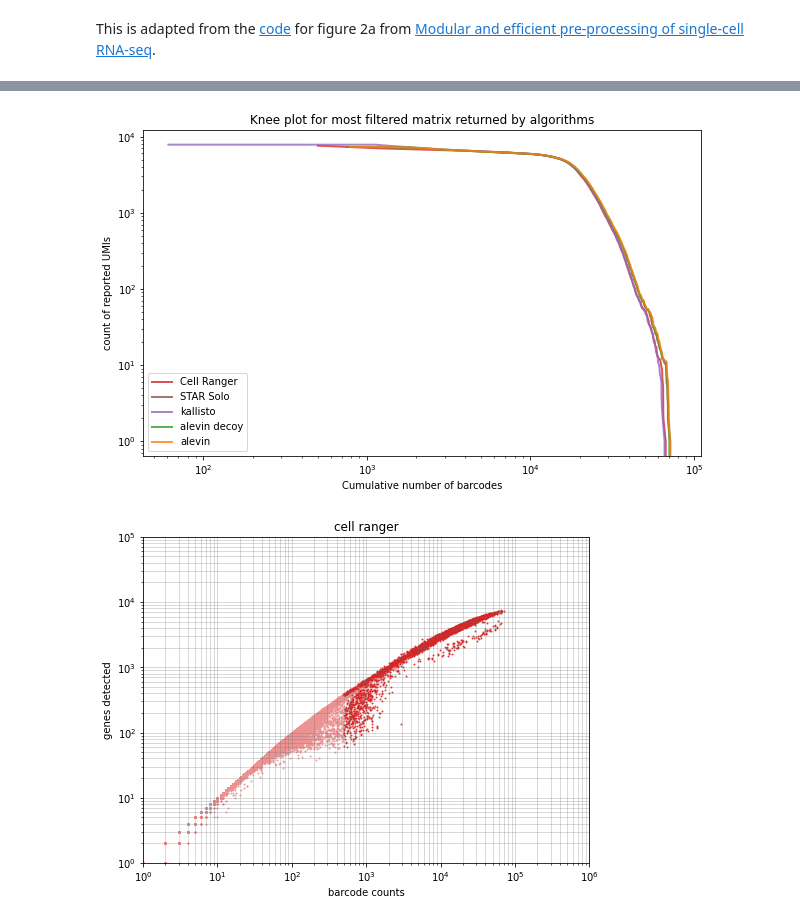
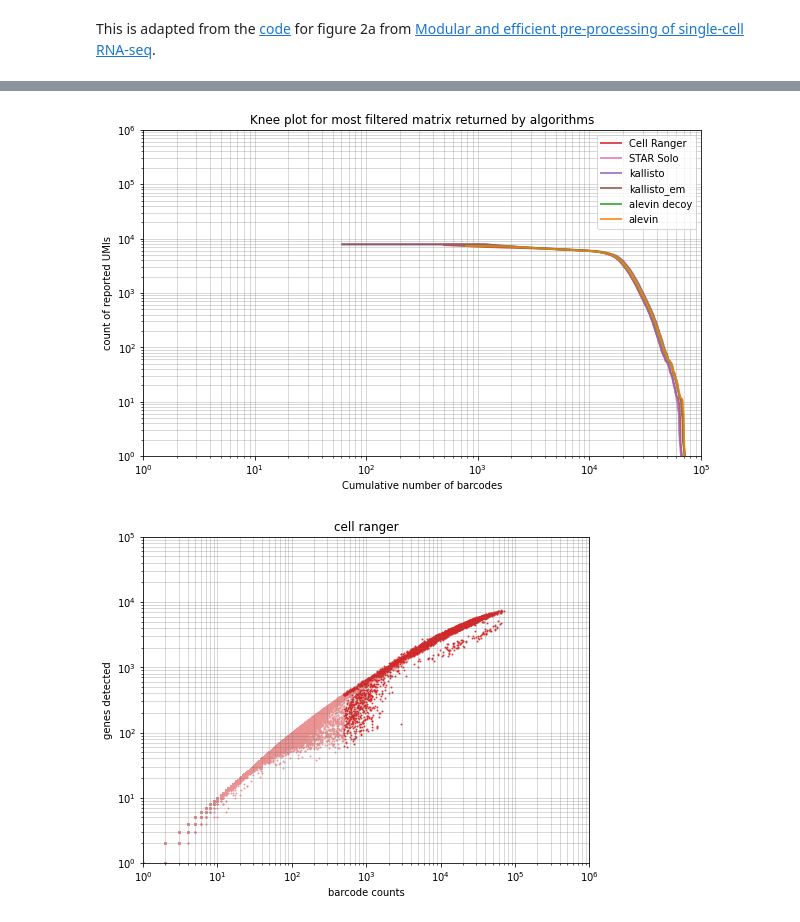
Before and after one commit to ENCODE-AWG/encode-202006-jamboree-detrout-rna-sc-pipeline, a Jupyter notebook: build-10x-e10.5-minimal-population-cache.ipynb, the cells around one changed output, grey strips where cells are left out. Saved outputs shown, nothing was run; the diff lists cells and outputs as text; code cells hidden in the pictures.

```diff
--- a/build-10x-e10.5-minimal-population-cache.ipynb
+++ b/build-10x-e10.5-minimal-population-cache.ipynb
@@ -197,0 +202,6 @@ kallisto_filtered.shape
+# %%
+kallisto_em_raw = scanpy_load_kallisto_gene_mtx(analysis_dir / 'kallisto_em' / 'genecount')
+print('Kallisto_em_raw shape', kallisto_em_raw.shape)
+kallisto_em_filtered_barcodes = load_barcode_list(analysis_dir / 'kallisto_em' / 'filtered-barcodes.txt')
+kallisto_em_filtered = kallisto_em_raw[kallisto_em_filtered_barcodes]
+print('Kallisto_em_filtered shape', kallisto_em_filtered.shape)
@@ -226,6 +261,7 @@ colors = { x: cm.tab10(i) for i, x in enumerate([
     'alevin decoy',
     'cell ranger',
     'kallisto',
+    'kallisto_em',
     'star solo',
 ])}
 # %% [markdown]
@@ -235,6 +271,8 @@ f = pyplot.figure(figsize=(10,6))
 ax = f.add_subplot(1,1,1)
 
 alpha = 0.8
+gridalpha = 0.5
+fontsize = 12
 #max_barcodes = max(cellranger_raw.X.shape[0], solo_raw.X.shape[0], kallisto_raw.X.shape[0], alevin_decoy.X.shape[0], alevin.X.shape[0])
 #tenx_ranked_umi[0:np.shape(kallisto.X)[0]], np.arange(np.shape(kallisto.X)[0])
 
@@ -254,6 +292,11 @@ ax.plot(kallisto_ranked_umi,  range(kallisto_ranked_umi.shape[0]), linewidth=2,
         c=colors['kallisto'],
         label='kallisto')
 
+kallisto_em_ranked_umi = numpy.sort(numpy.array(kallisto_em_raw.obs['counts']), axis=None)[::-1]
+ax.plot(kallisto_em_ranked_umi,  range(kallisto_em_ranked_umi.shape[0]), linewidth=2, alpha=alpha,
+        c=colors['kallisto_em'],
+        label='kallisto_em')
+
 alevin_decoy_ranked_umi = numpy.sort(numpy.array(alevin_decoy.obs['counts']), axis=None)[::-1]
 ax.plot(alevin_decoy_ranked_umi,  range(alevin_decoy_ranked_umi.shape[0]), linewidth=2, alpha=alpha,
         c=colors['alevin decoy'],
@@ -264,10 +307,16 @@ ax.plot(alevin_ranked_umi, range(alevin_ranked_umi.shape[0]), linewidth=2, alpha
         c=colors['alevin'],
         label='alevin')
 
-ax.set_xlabel('Cumulative number of barcodes')
-ax.set_ylabel('count of reported UMIs')
+ax.set_xlabel('Cumulative number of barcodes', fontsize=fontsize)
+ax.set_ylabel('count of reported UMIs', fontsize=fontsize)
 ax.set_xscale('log')
 ax.set_yscale('log')
+ax.set_xlim(1,1e5)
+ax.set_ylim(1,1e6)
+ax.grid(
+    color="dimgrey", linestyle="-", linewidth=0.5, which="both", alpha=gridalpha
+)
+
 ax.legend()
 pass
 # %% [output]
@@ -277,6 +326,7 @@ f = pyplot.figure(figsize=(10,6))
 ax = f.add_subplot(1,1,1)
 
 alpha = 0.8
+gridalpha = 0.5
 #max_barcodes = max(cellranger_raw.X.shape[0], solo_raw.X.shape[0], kallisto_raw.X.shape[0], alevin_decoy.X.shape[0], alevin.X.shape[0])
 #tenx_ranked_umi[0:np.shape(kallisto.X)[0]], np.arange(np.shape(kallisto.X)[0])
 
@@ -287,34 +337,46 @@ ax.plot(cellranger_filtered_ranked_umi, range(cellranger_filtered_ranked_umi.sha
         c=colors['cell ranger'],
         label='Cell Ranger')
 
 solo_filtered_ranked_umi = numpy.sort(numpy.array(solo_filtered.obs['counts']), axis=None)[::-1]
 ax.plot(solo_filtered_ranked_umi,  range(solo_filtered_ranked_umi.shape[0]), linewidth=2, alpha=alpha,
         c=colors['star solo'],
         label='STAR Solo')
 
 kallisto_filtered_ranked_umi = numpy.sort(numpy.array(kallisto_filtered.obs['counts']), axis=None)[::-1]
 ax.plot(kallisto_filtered_ranked_umi,  range(kallisto_filtered_ranked_umi.shape[0]), linewidth=2, alpha=alpha,
         c=colors['kallisto'],
         label='kallisto')
 
+kallisto_em_filtered_ranked_umi = numpy.sort(numpy.array(kallisto_em_filtered.obs['counts']), axis=None)[::-1]
+ax.plot(kallisto_em_filtered_ranked_umi,  range(kallisto_em_filtered_ranked_umi.shape[0]), linewidth=2, alpha=alpha,
+        c=colors['kallisto_em'],
+        label='kallisto_em')
+
+
 alevin_decoy_filtered_ranked_umi = numpy.sort(numpy.array(alevin_decoy.obs['counts']), axis=None)[::-1]
 ax.plot(alevin_decoy_filtered_ranked_umi,  range(alevin_decoy_filtered_ranked_umi.shape[0]), linewidth=2, alpha=alpha,
         c=colors['alevin decoy'],
         label='alevin decoy')
 
 alevin_filtered_ranked_umi = numpy.sort(numpy.array(alevin.obs['counts']), axis=None)[::-1]
 ax.plot(alevin_filtered_ranked_umi,  range(alevin_filtered_ranked_umi.shape[0]), linewidth=2, alpha=alpha,
         c=colors['alevin'],
         label='alevin')
 
 ax.set_xlabel('Cumulative number of barcodes')
 ax.set_ylabel('count of reported UMIs')
 ax.set_xscale('log')
 ax.set_yscale('log')
+ax.set_xlim(1,1e5)
+ax.set_ylim(1,1e6)
+ax.grid(
+    color="dimgrey", linestyle="-", linewidth=0.5, which="both", alpha=gridalpha
+)
+
 ax.legend()
 pass
 # %% [output]
-[figure, old version]
+[figure, new version]
 # %%
 def plot_retained_barcodes(raw, filtered, colormap, label):
     alpha = 0.8
```
Also changed, not shown: parts of 13 cells of this notebook, 35 other files.
